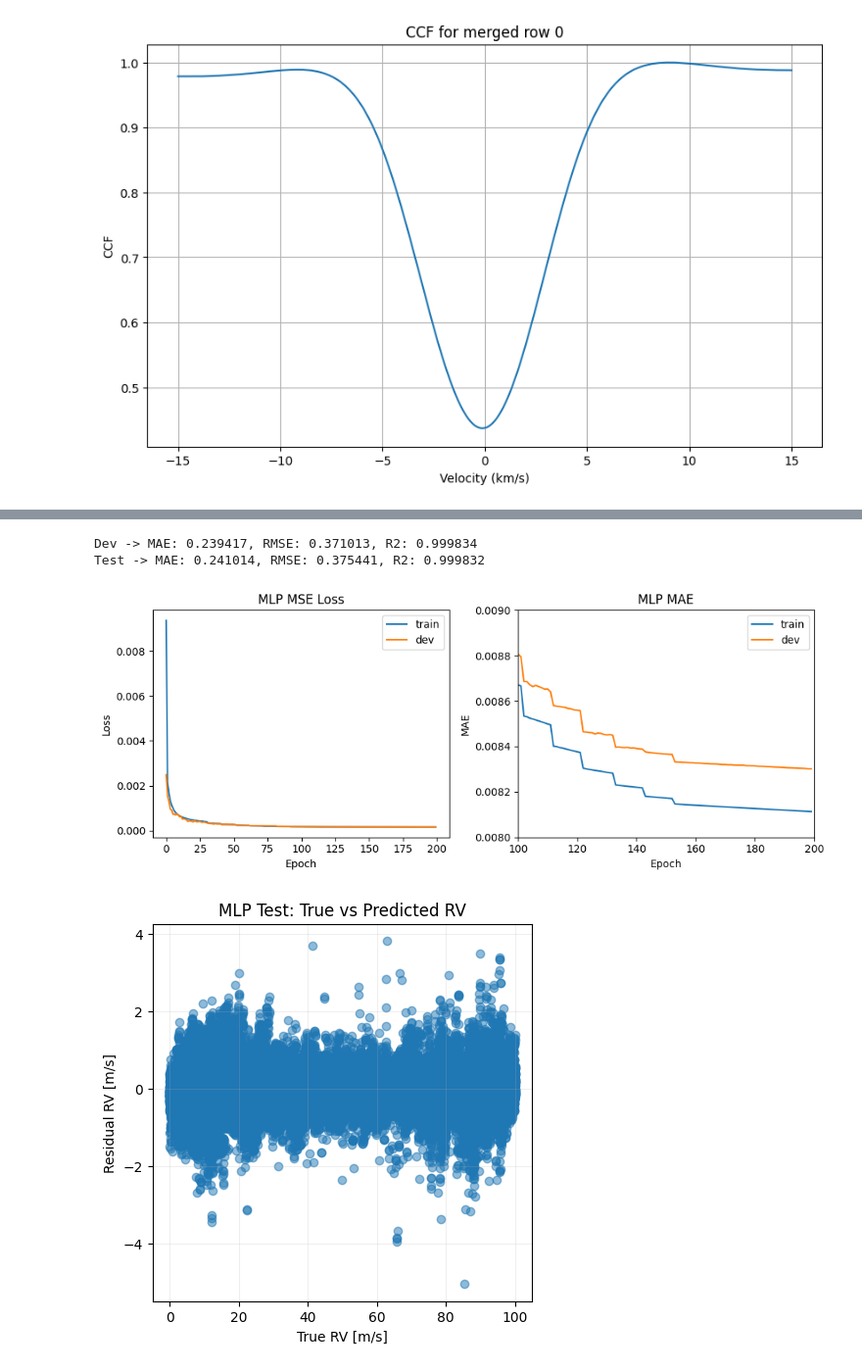
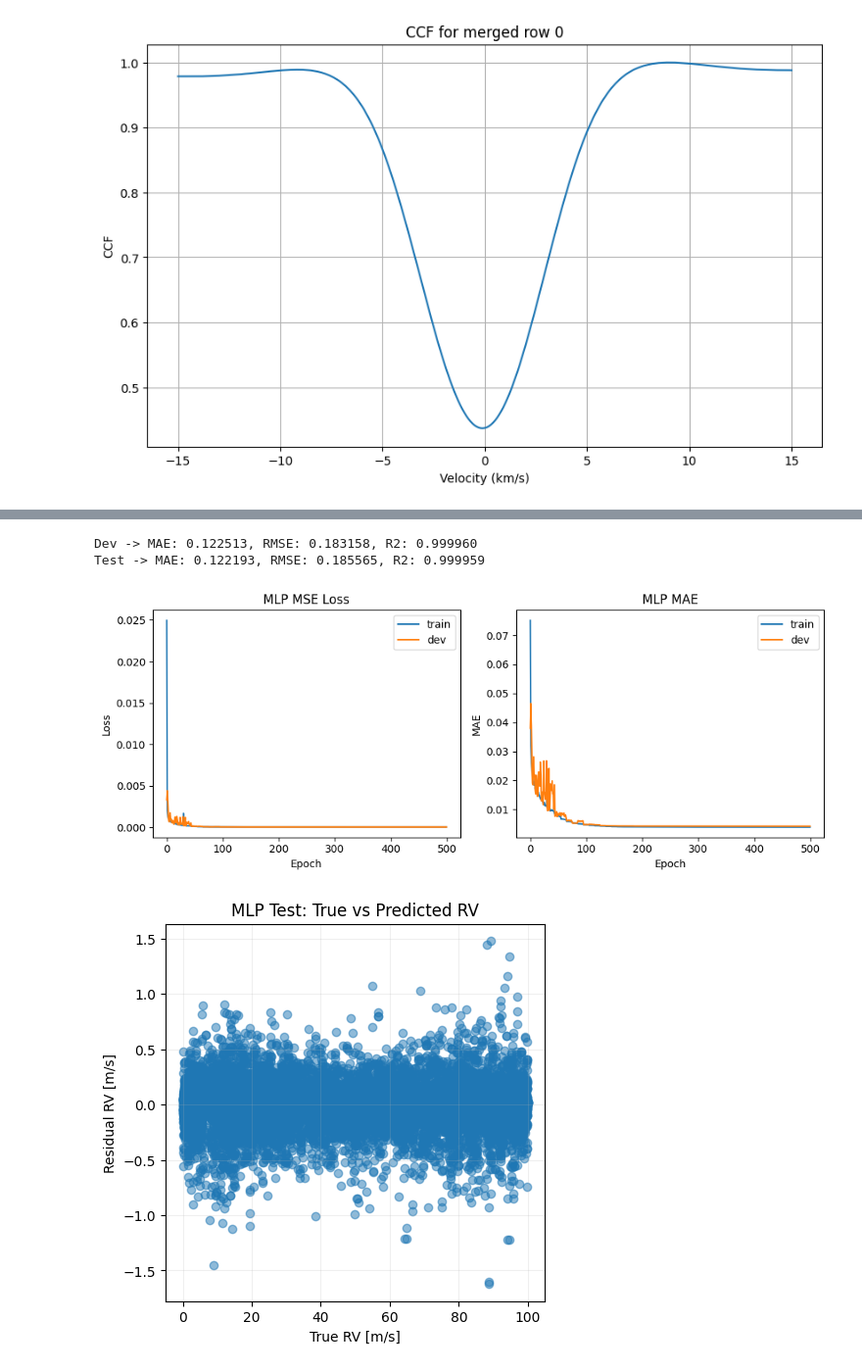
Before and after one commit to vadibekyan/DL_RV_diogo, a Jupyter notebook: DL_RV_init.ipynb, the cells around one changed output, grey strips where cells are left out. Shown at 98% size. Cells and saved outputs as stored; diff of their text form; code cells hidden in the pictures.

```diff
--- a/DL_RV_init.ipynb
+++ b/DL_RV_init.ipynb
@@ -132,0 +94,3 @@ Saved: ./CCFs/full_iccf_dataset_normalized.parquet (530000, 309)
+# %%
+full_df = pd.read_parquet("./CCFs/full_iccf_dataset_normalized.parquet")
+full_df
@@ -216,7 +194,7 @@ history = model.fit(
     X_train_s,
     y_train_s,
     validation_data=(X_dev_s, y_dev_s),
-    epochs=200,
+    epochs=500,
     batch_size=128,
     callbacks=callbacks,
     verbose=1
@@ -255,42 +233,40 @@ def evaluate_regression(model, X_s, y_true, scaler, split_name):
 y_dev_pred = evaluate_regression(model, X_dev_s, y_dev, y_scaler, "Dev")
 y_test_pred = evaluate_regression(model, X_test_s, y_test, y_scaler, "Test")
 # %% [output]
-Dev -> MAE: 0.239417, RMSE: 0.371013, R2: 0.999834
-Test -> MAE: 0.241014, RMSE: 0.375441, R2: 0.999832
+Dev -> MAE: 0.122513, RMSE: 0.183158, R2: 0.999960
+Test -> MAE: 0.122193, RMSE: 0.185565, R2: 0.999959
 # %%
 # MLP training curves
 plt.figure(figsize=(10, 4))
 plt.subplot(1, 2, 1)
 plt.plot(history.history["loss"], label="train")
 plt.plot(history.history["val_loss"], label="dev")
 plt.title("MLP MSE Loss")
 plt.xlabel("Epoch")
 plt.ylabel("Loss")
 plt.legend()
 
 plt.subplot(1, 2, 2)
 plt.plot(history.history["mae"], label="train")
 plt.plot(history.history["val_mae"], label="dev")
 plt.title("MLP MAE")
-plt.ylim(0.008,0.009)
-plt.xlim(100,200)
 plt.xlabel("Epoch")
 plt.ylabel("MAE")
 plt.legend()
 plt.tight_layout()
 plt.show()
 
 # MLP prediction scatter on test split
 plt.figure(figsize=(5, 5))
 plt.scatter(y_test.ravel(), y_test.ravel() - y_test_pred, alpha=0.5)
 min_v = min(y_test.min(), y_test_pred.min())
 max_v = max(y_test.max(), y_test_pred.max())
 #plt.plot([min_v, max_v], [min_v, max_v], "r--", linewidth=1)
 plt.xlabel("True RV [m/s]")
 plt.ylabel("Residual RV [m/s]")
 plt.title("MLP Test: True vs Predicted RV")
 plt.grid(True, alpha=0.2)
 plt.show()
 # %% [output]
-[figure, old version]
+[figure, new version]
-[figure, old version]
+[figure, new version]
```
Also changed, not shown: parts of 13 cells of this notebook, 36 other files.
